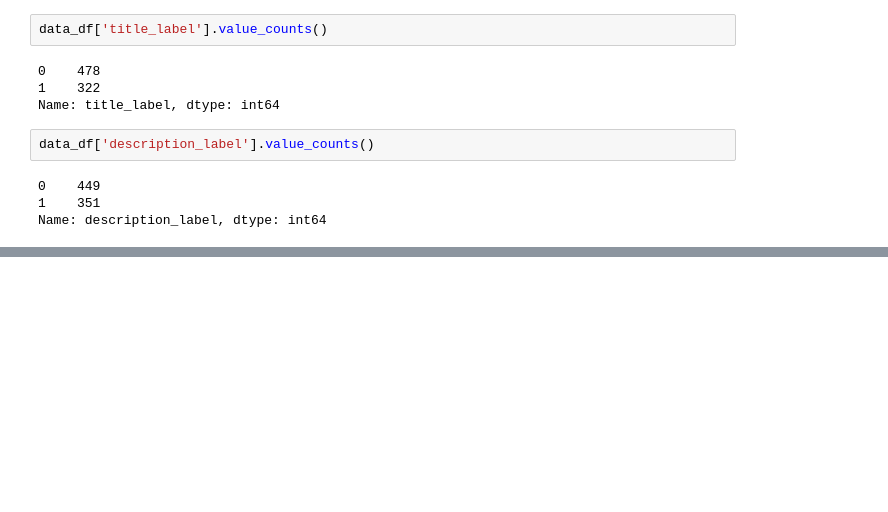
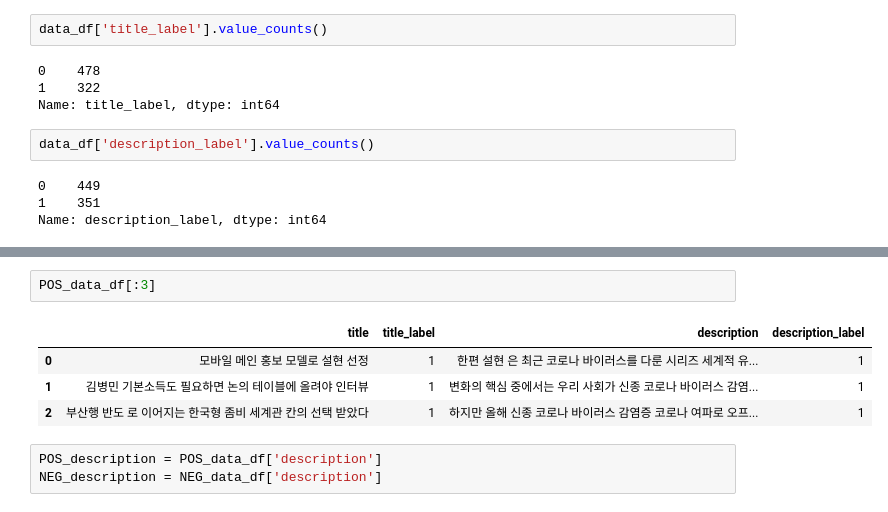
Before and after one commit to SunhoPark2107/Python, a Jupyter notebook: 0628_konlpy_감성분석.ipynb, the cells around one changed output, grey strips where cells are left out. Drawn from its saved outputs; the diff is of its cells as text; blank space fills up the shorter version.

```diff
--- a/0628_konlpy_감성분석.ipynb
+++ b/0628_konlpy_감성분석.ipynb
@@ -241,0 +273,10 @@ Name: description_label, dtype: int64
+# %%
+POS_data_df[:3]
+# %% [output]
+|  | title | title_label | description | description_label |
+| 0 | 모바일 메인 홍보 모델로 설현 선정 | 1 | 한편 설현 은 최근 코로나 바이러스를 다룬 시리즈 세계적 유... | 1 |
+| 1 | 김병민 기본소득도 필요하면 논의 테이블에 올려야 인터뷰 | 1 | 변화의 핵심 중에서는 우리 사회가 신종 코로나 바이러스 감염... | 1 |
+| 2 | 부산행 반도 로 이어지는 한국형 좀비 세계관 칸의 선택 받았다 | 1 | 하지만 올해 신종 코로나 바이러스 감염증 코로나 여파로 오프... | 1 |
+# %%
+POS_description = POS_data_df['description']
+NEG_description = NEG_data_df['description']
```
Also changed, not shown: parts of 13 cells of this notebook.
